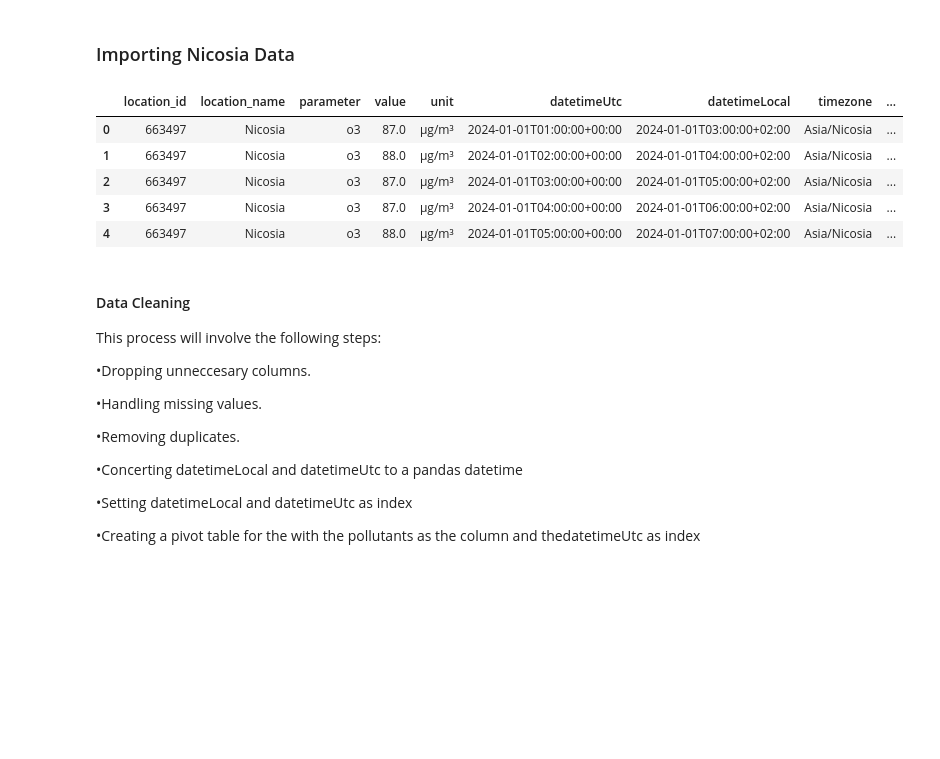
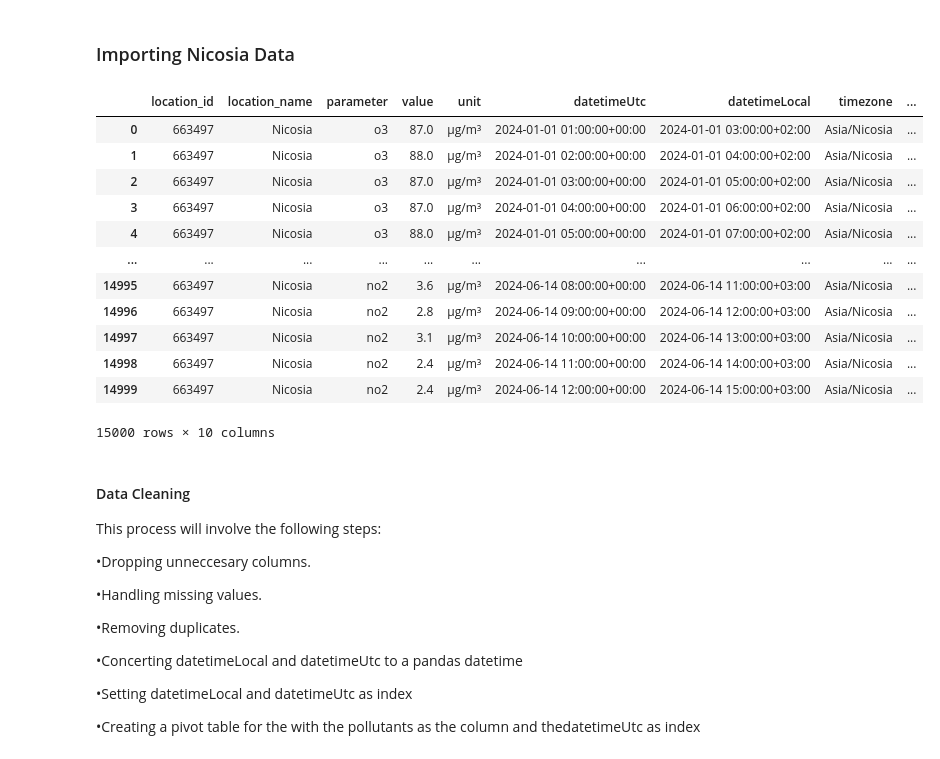
Before and after one commit to Campeon254/Air-Quality-Analysis, a Jupyter notebook: Nicosia-Air-Quality-Analysis.ipynb, the cells around one changed output. Cells and saved outputs as stored; diff of their text form; code cells hidden in the pictures; blank space fills up the shorter version.

```diff
--- a/Nicosia-Air-Quality-Analysis.ipynb
+++ b/Nicosia-Air-Quality-Analysis.ipynb
@@ -18,24 +18,25 @@ import warnings
 warnings.filterwarnings('ignore')
 # %% [markdown]
 ### Importing  Nicosia Data
-# %%
-
-# import the three months of data for Payerene
-Nicosia_Jan_Feb_2024 = pd.read_csv("Cyprus, Nicosia, Jan_Feb 2024.csv")
-Nicosia_Mar_April_2024= pd.read_csv("Cyprus ,Nicosia, Mar_April 2024.csv")
-Nicosia_May_June_2024= pd.read_csv("Cyprus,Nicosia,May_June 2024.csv")
-
-# concatenate the data
-Nicosia_Jan_June_2024= pd.concat([Nicosia_Jan_Feb_2024,Nicosia_Mar_April_2024,Nicosia_May_June_2024], axis=0)
-#print(Nicosia_Jan_June_2024)
-Nicosia_Jan_June_2024.head()
-# %% [output]
-|  | location_id | location_name | parameter | value | unit | datetimeUtc | datetimeLocal | timezone | ... |
-| 0 | 663497 | Nicosia | o3 | 87.0 | µg/m³ | 2024-01-01T01:00:00+00:00 | 2024-01-01T03:00:00+02:00 | Asia/Nicosia | ... |
-| 1 | 663497 | Nicosia | o3 | 88.0 | µg/m³ | 2024-01-01T02:00:00+00:00 | 2024-01-01T04:00:00+02:00 | Asia/Nicosia | ... |
-| 2 | 663497 | Nicosia | o3 | 87.0 | µg/m³ | 2024-01-01T03:00:00+00:00 | 2024-01-01T05:00:00+02:00 | Asia/Nicosia | ... |
-| 3 | 663497 | Nicosia | o3 | 87.0 | µg/m³ | 2024-01-01T04:00:00+00:00 | 2024-01-01T06:00:00+02:00 | Asia/Nicosia | ... |
-| 4 | 663497 | Nicosia | o3 | 88.0 | µg/m³ | 2024-01-01T05:00:00+00:00 | 2024-01-01T07:00:00+02:00 | Asia/Nicosia | ... |
+# %%
+
+# reading the csv file for  Nicosiamonths
+Nicosia_Jan_June_2024= pd.read_csv('Nicosia-Air-Quality-Analysis.ipynb (Nicosia_Jan_June_2024).csv')
+Nicosia_Jan_June_2024
+# %% [output]
+|  | location_id | location_name | parameter | value | unit | datetimeUtc | datetimeLocal | timezone | ... |
+| 0 | 663497 | Nicosia | o3 | 87.0 | µg/m³ | 2024-01-01 01:00:00+00:00 | 2024-01-01 03:00:00+02:00 | Asia/Nicosia | ... |
+| 1 | 663497 | Nicosia | o3 | 88.0 | µg/m³ | 2024-01-01 02:00:00+00:00 | 2024-01-01 04:00:00+02:00 | Asia/Nicosia | ... |
+| 2 | 663497 | Nicosia | o3 | 87.0 | µg/m³ | 2024-01-01 03:00:00+00:00 | 2024-01-01 05:00:00+02:00 | Asia/Nicosia | ... |
+| 3 | 663497 | Nicosia | o3 | 87.0 | µg/m³ | 2024-01-01 04:00:00+00:00 | 2024-01-01 06:00:00+02:00 | Asia/Nicosia | ... |
+| 4 | 663497 | Nicosia | o3 | 88.0 | µg/m³ | 2024-01-01 05:00:00+00:00 | 2024-01-01 07:00:00+02:00 | Asia/Nicosia | ... |
+| ... | ... | ... | ... | ... | ... | ... | ... | ... | ... |
+| 14995 | 663497 | Nicosia | no2 | 3.6 | µg/m³ | 2024-06-14 08:00:00+00:00 | 2024-06-14 11:00:00+03:00 | Asia/Nicosia | ... |
+| 14996 | 663497 | Nicosia | no2 | 2.8 | µg/m³ | 2024-06-14 09:00:00+00:00 | 2024-06-14 12:00:00+03:00 | Asia/Nicosia | ... |
+| 14997 | 663497 | Nicosia | no2 | 3.1 | µg/m³ | 2024-06-14 10:00:00+00:00 | 2024-06-14 13:00:00+03:00 | Asia/Nicosia | ... |
+| 14998 | 663497 | Nicosia | no2 | 2.4 | µg/m³ | 2024-06-14 11:00:00+00:00 | 2024-06-14 14:00:00+03:00 | Asia/Nicosia | ... |
+| 14999 | 663497 | Nicosia | no2 | 2.4 | µg/m³ | 2024-06-14 12:00:00+00:00 | 2024-06-14 15:00:00+03:00 | Asia/Nicosia | ... |
+15000 rows × 10 columns
 # %% [markdown]
 ####  Data Cleaning
 This process will involve the following steps:
```
Also changed, not shown: parts of 3 cells of this notebook.
